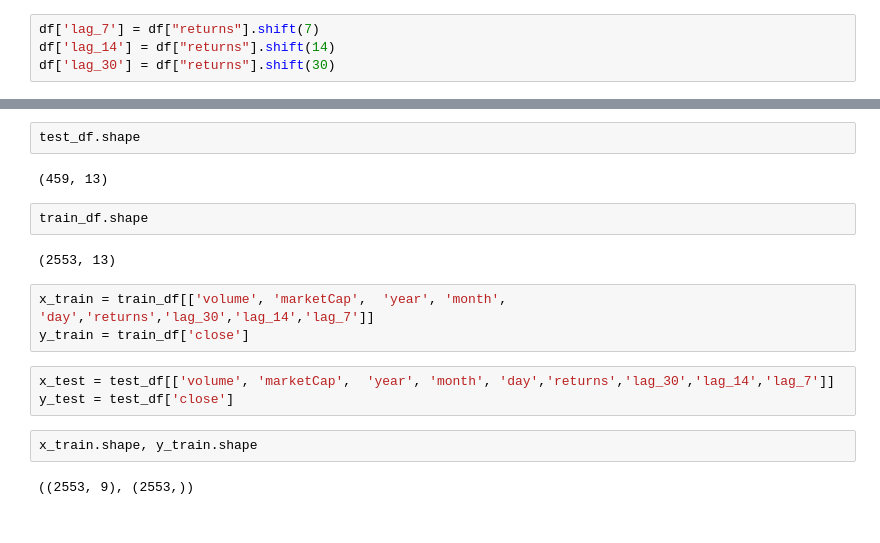
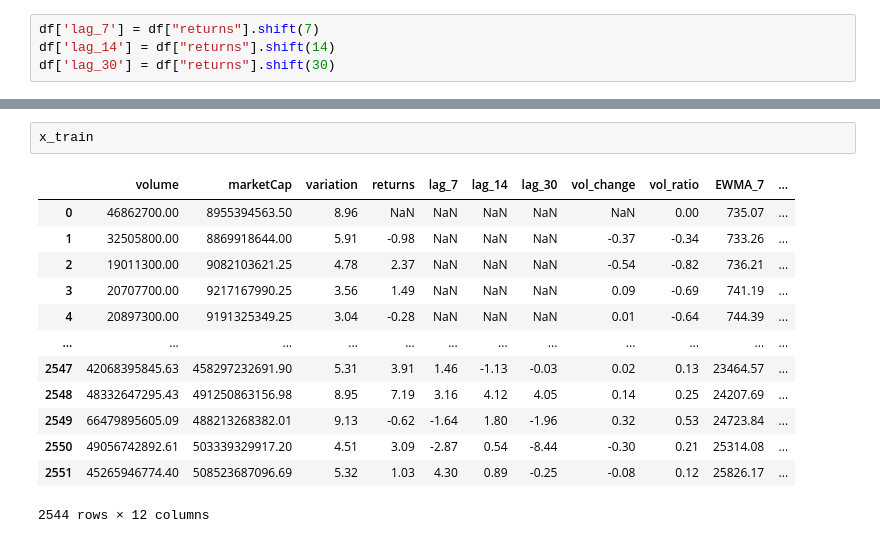
Before and after one commit to sidsakhare/cryptoprice-prediction, a Jupyter notebook: notebook/Feature_engeenering_and_sentiment_analysis.ipynb, the cells around one changed output, grey strips where cells are left out. Cells and saved outputs as stored; diff of their text form.

```diff
--- a/notebook/Feature_engeenering_and_sentiment_analysis.ipynb
+++ b/notebook/Feature_engeenering_and_sentiment_analysis.ipynb
@@ -103,18 +128,16 @@ train_df = df[df['date'] < thresh_dat]
-# %%
-test_df.shape
-# %% [output]
-(459, 13)
-# %%
-train_df.shape
-# %% [output]
-(2553, 13)
-# %%
-x_train = train_df[['volume', 'marketCap',  'year', 'month', 'day','returns','lag_30','lag_14','lag_7']]
-y_train = train_df['close']
-# %%
-x_test = test_df[['volume', 'marketCap',  'year', 'month', 'day','returns','lag_30','lag_14','lag_7']]
-y_test = test_df['close']
-# %%
-x_train.shape, y_train.shape
-# %% [output]
-((2553, 9), (2553,))
+# %%
+x_train
+# %% [output]
+|  | volume | marketCap | variation | returns | lag_7 | lag_14 | lag_30 | vol_change | vol_ratio | EWMA_7 | ... |
+| 0 | 46862700.00 | 8955394563.50 | 8.96 | NaN | NaN | NaN | NaN | NaN | 0.00 | 735.07 | ... |
+| 1 | 32505800.00 | 8869918644.00 | 5.91 | -0.98 | NaN | NaN | NaN | -0.37 | -0.34 | 733.26 | ... |
+| 2 | 19011300.00 | 9082103621.25 | 4.78 | 2.37 | NaN | NaN | NaN | -0.54 | -0.82 | 736.21 | ... |
+| 3 | 20707700.00 | 9217167990.25 | 3.56 | 1.49 | NaN | NaN | NaN | 0.09 | -0.69 | 741.19 | ... |
+| 4 | 20897300.00 | 9191325349.25 | 3.04 | -0.28 | NaN | NaN | NaN | 0.01 | -0.64 | 744.39 | ... |
+| ... | ... | ... | ... | ... | ... | ... | ... | ... | ... | ... | ... |
+| 2547 | 42068395845.63 | 458297232691.90 | 5.31 | 3.91 | 1.46 | -1.13 | -0.03 | 0.02 | 0.13 | 23464.57 | ... |
+| 2548 | 48332647295.43 | 491250863156.98 | 8.95 | 7.19 | 3.16 | 4.12 | 4.05 | 0.14 | 0.25 | 24207.69 | ... |
+| 2549 | 66479895605.09 | 488213268382.01 | 9.13 | -0.62 | -1.64 | 1.80 | -1.96 | 0.32 | 0.53 | 24723.84 | ... |
+| 2550 | 49056742892.61 | 503339329917.20 | 4.51 | 3.09 | -2.87 | 0.54 | -8.44 | -0.30 | 0.21 | 25314.08 | ... |
+| 2551 | 45265946774.40 | 508523687096.69 | 5.32 | 1.03 | 4.30 | 0.89 | -0.25 | -0.08 | 0.12 | 25826.17 | ... |
+2544 rows × 12 columns
```
Also changed, not shown: parts of 22 cells of this notebook, 4 other files.
